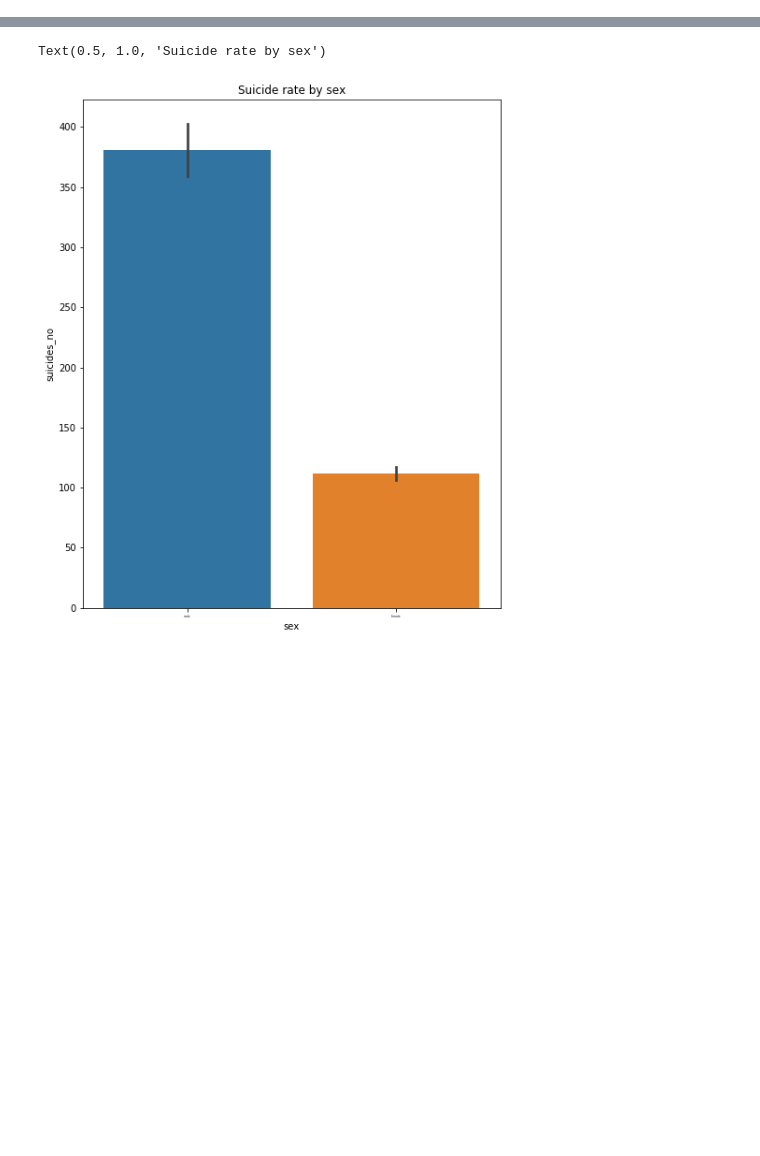
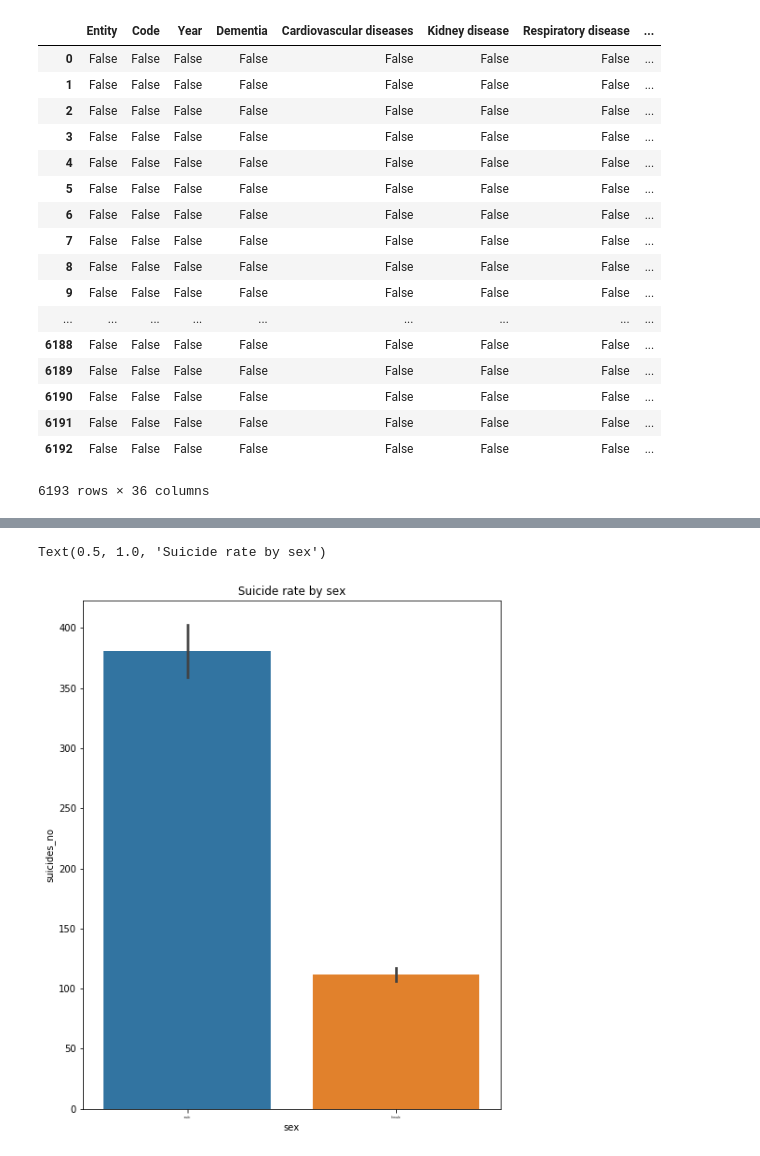
Before and after one commit to ndanni/Suicide_analysis, a Jupyter notebook: project/ndane_capstone_project.ipynb, the cells around one changed output, grey strips where cells are left out. Saved outputs shown, nothing was run; the diff lists cells and outputs as text; code cells hidden in the pictures; blank space fills up the shorter version.

```diff
--- a/project/ndane_capstone_project.ipynb
+++ b/project/ndane_capstone_project.ipynb
@@ -147,0 +7,5 @@ Text(0.5, 1.0, 'Suicide rate by age')
+# %%
+#to read in the data
+suicide_rates = pd.read_csv('..\data\master.csv')
+causes_of_deaths = pd.read_csv('..\data/annual-number-of-deaths-by-cause.csv')
+causesOfDeathsByPercentage = pd.read_csv('..\data\share-of-deaths-by-cause-2016.csv')
@@ -147,0 +169,22 @@ Text(0.5, 1.0, 'Suicide rate by age')
+# %%
+#to know if there are any missing values in the dataset
+causes_of_deaths.isnull()
+# %% [output]
+|  | Entity | Code | Year | Dementia | Cardiovascular diseases | Kidney disease | Respiratory disease | ... |
+| 0 | False | False | False | False | False | False | False | ... |
+| 1 | False | False | False | False | False | False | False | ... |
+| 2 | False | False | False | False | False | False | False | ... |
+| 3 | False | False | False | False | False | False | False | ... |
+| 4 | False | False | False | False | False | False | False | ... |
+| 5 | False | False | False | False | False | False | False | ... |
+| 6 | False | False | False | False | False | False | False | ... |
+| 7 | False | False | False | False | False | False | False | ... |
+| 8 | False | False | False | False | False | False | False | ... |
+| 9 | False | False | False | False | False | False | False | ... |
+| ... | ... | ... | ... | ... | ... | ... | ... | ... |
+| 6188 | False | False | False | False | False | False | False | ... |
+| 6189 | False | False | False | False | False | False | False | ... |
+| 6190 | False | False | False | False | False | False | False | ... |
+| 6191 | False | False | False | False | False | False | False | ... |
+| 6192 | False | False | False | False | False | False | False | ... |
+6193 rows × 36 columns
```
Also changed, not shown: parts of 45 cells of this notebook.
